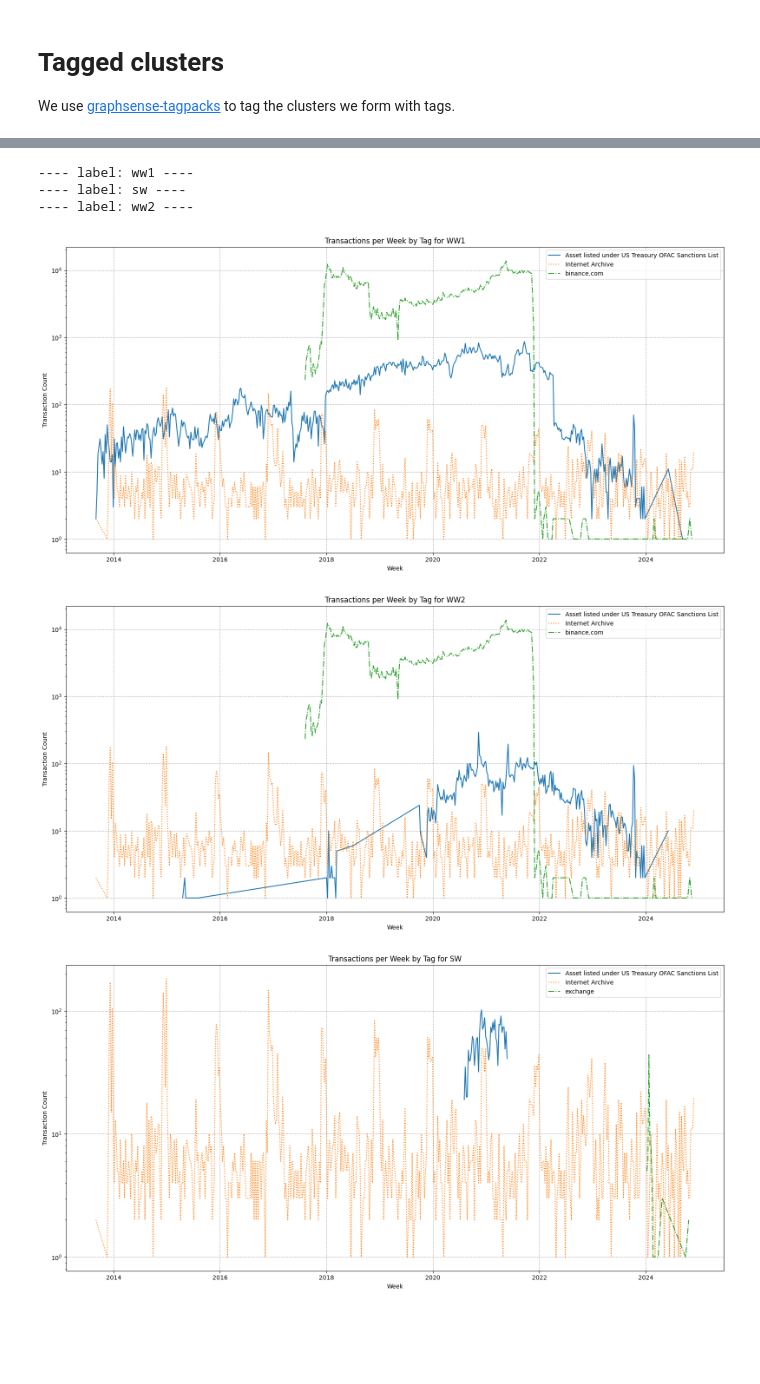
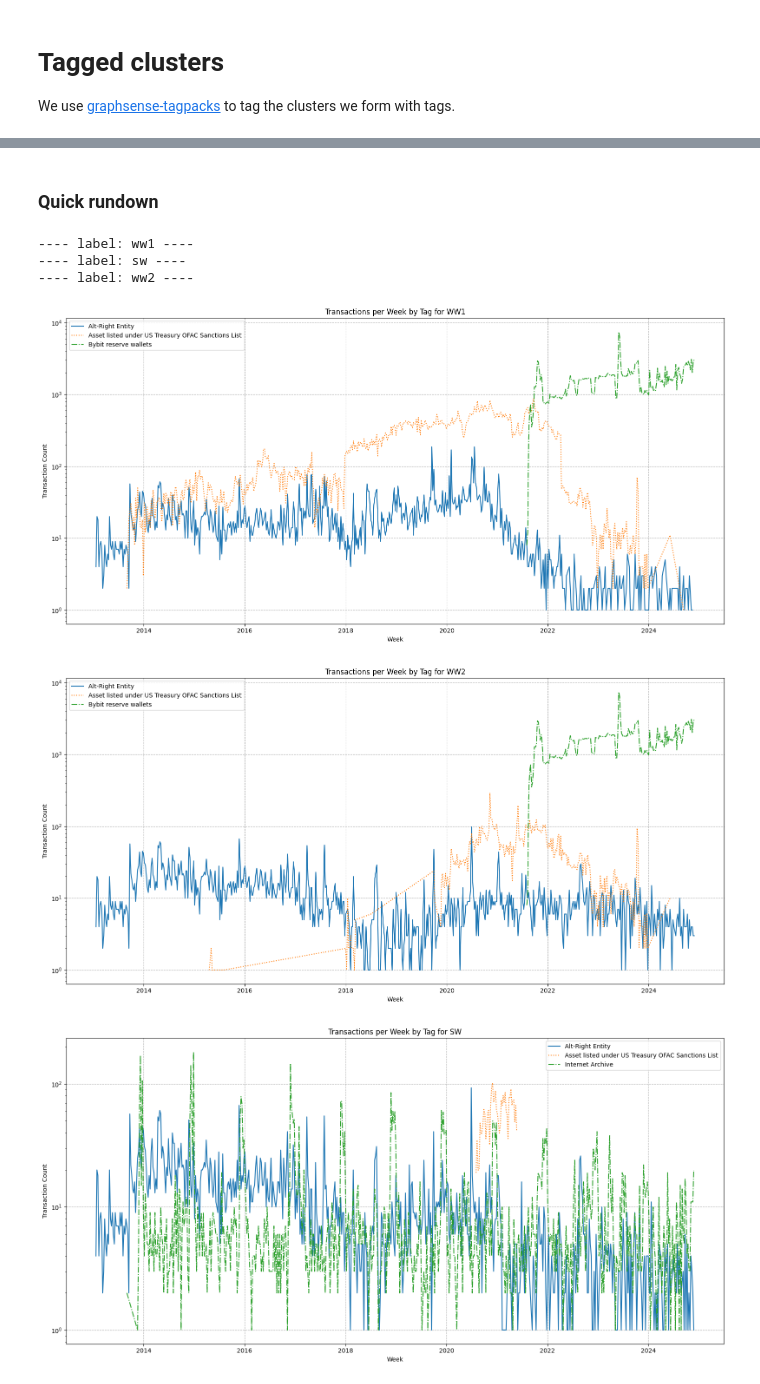
Before and after one commit to mmstanone/blocksci, a Jupyter notebook: Notebooks/Clusters.ipynb, the cells around one changed output, grey strips where cells are left out. Drawn from its saved outputs; the diff is of its cells as text; code cells hidden in the pictures; blank space fills up the shorter version.

```diff
--- a/Notebooks/Clusters.ipynb
+++ b/Notebooks/Clusters.ipynb
@@ -176,5 +168,5 @@ Wall time: 36 s
 # %%
-wp_clusterer = blocksci.cluster.CoinjoinClusterManager("/mnt/anal/clustering/whirlpool_out_threshold_change_no_input/", chain)
+wp_clusterer = blocksci.cluster.CoinjoinClusterManager("/mnt/anal/clustering/whirlpool_3hops/", chain)
 %time wp_clusters = [cluster for cluster in wp_clusterer.clusters() if cluster.address_count() > 1]
 %time wp_clusters_full = [cluster for cluster in wp_clusterer.clusters()]
 print("full", len(wp_clusters_full))
@@ -382,9 +383,3 @@ coordinator_cluster = [ww1_clusterer.cluster_with_address(chain.address_from_str
 plot_biggest_clusters(ww1_largest_clusters, ww2_largest_clusters, sw_largest_clusters, coordinator_cluster)
 # %% [output]
 [figure]
-# %%
-coordinator_cluster = ww1_clusterer.cluster_with_address(chain.address_from_string("bc1qs604c7jv6amk4cxqlnvuxv26hv3e48cds4m0ew"))
-
-for address in coordinator_cluster.addresses.to_list():
-    print(address)
-    print(len(list(address.txes)))
@@ -409,10 +391,3 @@ print(next(iter(wp_biggest_cluster.addresses.to_list())))
 bc1qg5jtuu7rms3cgkwuhqwvdqm2vxkfcz5ya9jplz
 bc1qt4u53hwjqxfvsndjjxzxxaghj20a7329e8sr8m
 ScriptHashAddress(3J8pKBNnp6rxy6UaXxJiPixbDrtUaNmF2C, wrapped_address=bc1q2k7cvvetvd6zl8reg0y2zjyzld9mgzgsa5kdv5)
-# %%
-address: blocksci.Address
-
-for c in (ww1_largest_clusters[0], ww2_largest_clusters[0], sw_largest_clusters[0]):
-    for address in sorted(c.addresses.to_list(), key=lambda a: len(a.txes.to_list()), reverse=True):
-        print(address)
-        break
@@ -427,6 +400,15 @@ We use [graphsense-tagpacks](https://github.com/graphsense/graphsense-tagpacks/b
 # %%
 import yaml
 import os
+
+def join_tags(tag):
+    if 'reserve' in tag:
+        return 'Reserve'
+    if 'hack' in tag or 'OFAC' in tag:
+        return 'Illegal activity'
+    if 'binance' in tag or 'exchange' in tag:
+        return 'exchange'
+    return None
 
 TAGPACK_DIRECTORY = Path('/mnt/anal/graphsense-tagpacks')
 
@@ -437,7 +419,8 @@ packs = {}
 
 def parse_address_currency_structure(data, packs):
     label = data.get('label')
-    if label not in ('exchange', 'Asset listed under US Treasury OFAC Sanctions List', 'binance.com', 'Internet Archive'):
+    #if label not in ('exchange', 'Asset listed under US Treasury OFAC Sanctions List', 'binance.com', 'Internet Archive'):
+    if not join_tags(label):
         return
 
     tags = data['tags']
@@ -450,7 +433,8 @@ def parse_address_currency_structure(data, packs):
 
 def parse_label_actor_structure(data, packs):
     label = data['category']
-    if label not in ('exchange', 'Asset listed under US Treasury OFAC Sanctions List', 'binance.com', 'Internet Archive'):
+    #if label not in ('exchange', 'Asset listed under US Treasury OFAC Sanctions List', 'binance.com', 'Internet Archive'):
+    if not join_tags(label):
         return
     currency = data['currency']
     if currency != 'BTC':
@@ -504,3 +488,5 @@ Error parsing /mnt/anal/graphsense-tagpacks/packs/walletexplorer.yaml: 'category
+# %% [markdown]
+### Quick rundown
 # %%
 def plot_tagged_clusters(ww1, ww2, sw):
 
@@ -539,7 +525,11 @@ def plot_tagged_clusters(ww1, ww2, sw):
 # %%
 def tagged_clusters_evaluation(clusterer, label):
     print(f"---- label: {label} ----")
+    if None in packs:
+        packs.pop(None)
+
     tagged_clusters = clusterer.tagged_clusters(packs)
+    processed_addresses = set()
 
     a: blocksci.cluster.TaggedAddress
     notable_labels = {}
@@ -547,8 +537,13 @@ def tagged_clusters_evaluation(clusterer, label):
     for tc in tagged_clusters:
         ta = tc.tagged_addresses
         for a in ta:
+            if a.address in processed_addresses:
+                continue
+            processed_addresses.add(a.address)
+
             if a.tag not in notable_labels:
                 notable_labels[a.tag] = []
+
             notable_labels[a.tag].append(clusterer.cluster_with_address(a.address))
 
 
@@ -572,33 +567,34 @@ def plot_label_cluster_graph_interactions(data, graph_label):
     # Plot the data
     plt.figure(figsize=(16, 8))
     for tag, ls in zip(grouped['tag'].unique(), ['-', ':', '-.']):
         tag_data = grouped[grouped['tag'] == tag]
         plt.plot(tag_data['week'], tag_data['tx_count'], label=tag, ls=ls)
 
     plt.xlabel("Week")
     plt.ylabel("Transaction Count")
     plt.yscale('log')
 
     plt.title(f"Transactions per Week by Tag for {graph_label}")
     plt.legend()
     plt.tight_layout()
     plt.grid(ls='--')
+    plt.savefig(f"tagged_clusters_{graph_label}.png")
     plt.show()
 
 
 
 
 ww1_tagged_clusters = tagged_clusters_evaluation(ww1_clusterer, "ww1")
 sw_tagged_clusters = tagged_clusters_evaluation(wp_clusterer, "sw")
 ww2_tagged_clusters = tagged_clusters_evaluation(ww2_clusterer, "ww2")
 
 plot_label_cluster_graph_interactions(ww1_tagged_clusters, "WW1")
 plot_label_cluster_graph_interactions(ww2_tagged_clusters, "WW2")
 plot_label_cluster_graph_interactions(sw_tagged_clusters, "SW")
 # %% [output]
 ---- label: ww1 ----
 ---- label: sw ----
 ---- label: ww2 ----
-[figure, old version]
+[figure, new version]
-[figure, old version]
+[figure, new version]
-[figure, old version]
+[figure, new version]
```
Also changed, not shown: parts of 18 cells of this notebook, 8 other files.
